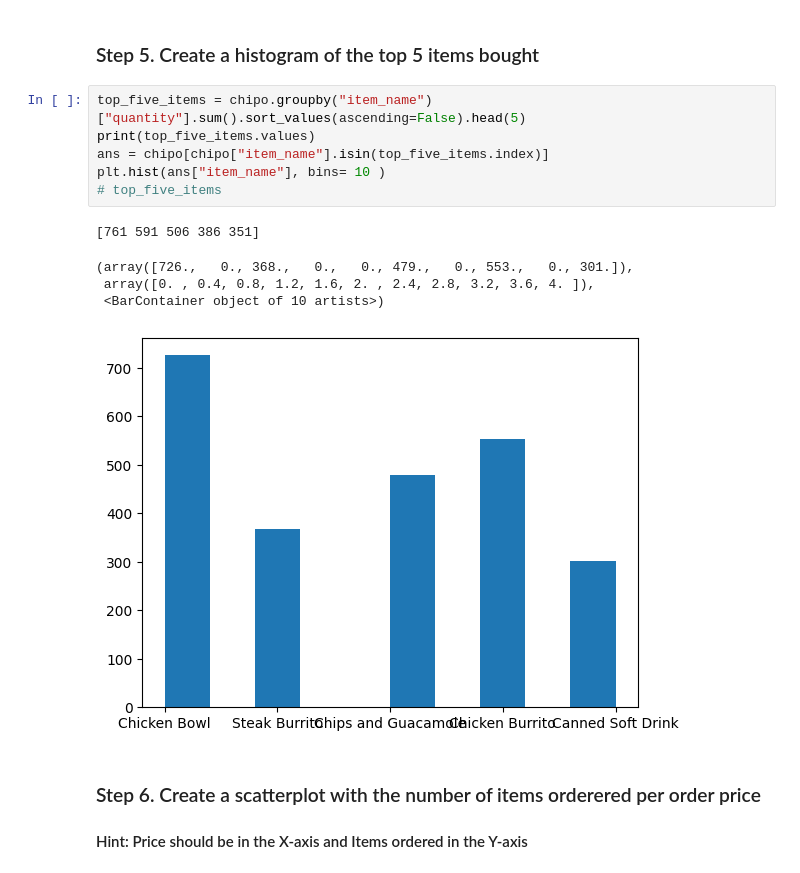
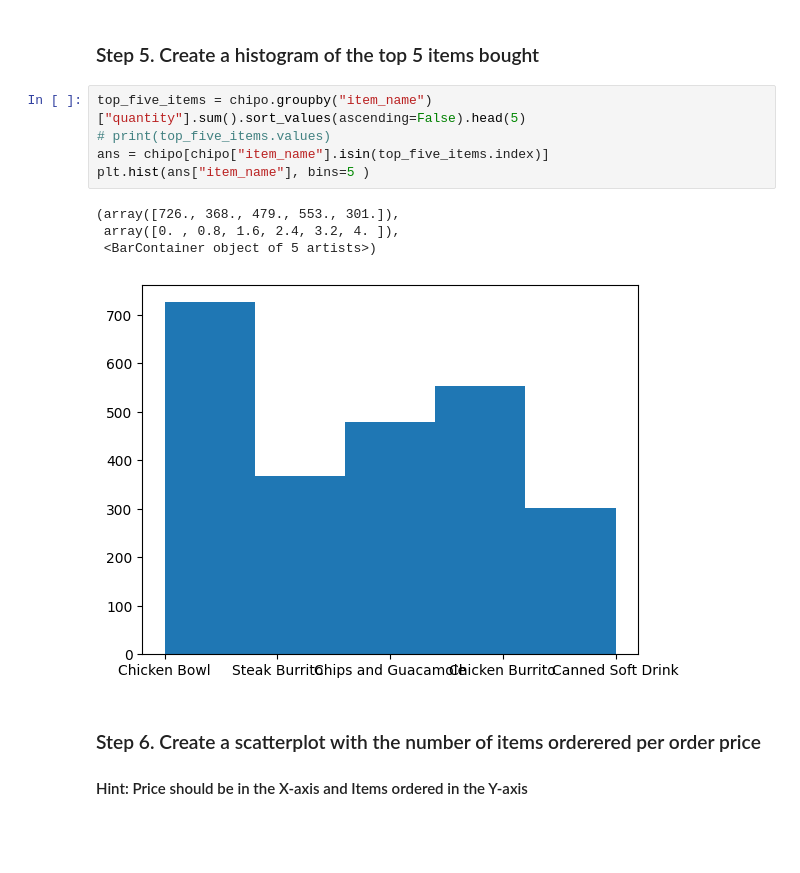
Before and after one commit to Rashay01/pandas_exercises, a Jupyter notebook: Exercise-2.ipynb, the cells around one changed output. Saved outputs shown, nothing was run; the diff lists cells and outputs as text; blank space fills up the shorter version.

```diff
--- a/Exercise-2.ipynb
+++ b/Exercise-2.ipynb
@@ -34,16 +34,14 @@ chipo.head(10)
 ### Step 5. Create a histogram of the top 5 items bought
 # %%
 top_five_items = chipo.groupby("item_name")["quantity"].sum().sort_values(ascending=False).head(5)
-print(top_five_items.values)
+# print(top_five_items.values)
 ans = chipo[chipo["item_name"].isin(top_five_items.index)]
-plt.hist(ans["item_name"], bins= 10 )
-# top_five_items
+plt.hist(ans["item_name"], bins=5 )
 # %% [output]
-[761 591 506 386 351]
+(array([726., 368., 479., 553., 301.]),
+ array([0. , 0.8, 1.6, 2.4, 3.2, 4. ]),
+ <BarContainer object of 5 artists>)
-(array([726.,   0., 368.,   0.,   0., 479.,   0., 553.,   0., 301.]),
- array([0. , 0.4, 0.8, 1.2, 1.6, 2. , 2.4, 2.8, 3.2, 3.6, 4. ]),
- <BarContainer object of 10 artists>)
-[figure, old version]
+[figure, new version]
 # %% [markdown]
 ### Step 6. Create a scatterplot with the number of items orderered per order price
 #### Hint: Price should be in the X-axis and Items ordered in the Y-axis
```
Also changed, not shown: 2 other files.
